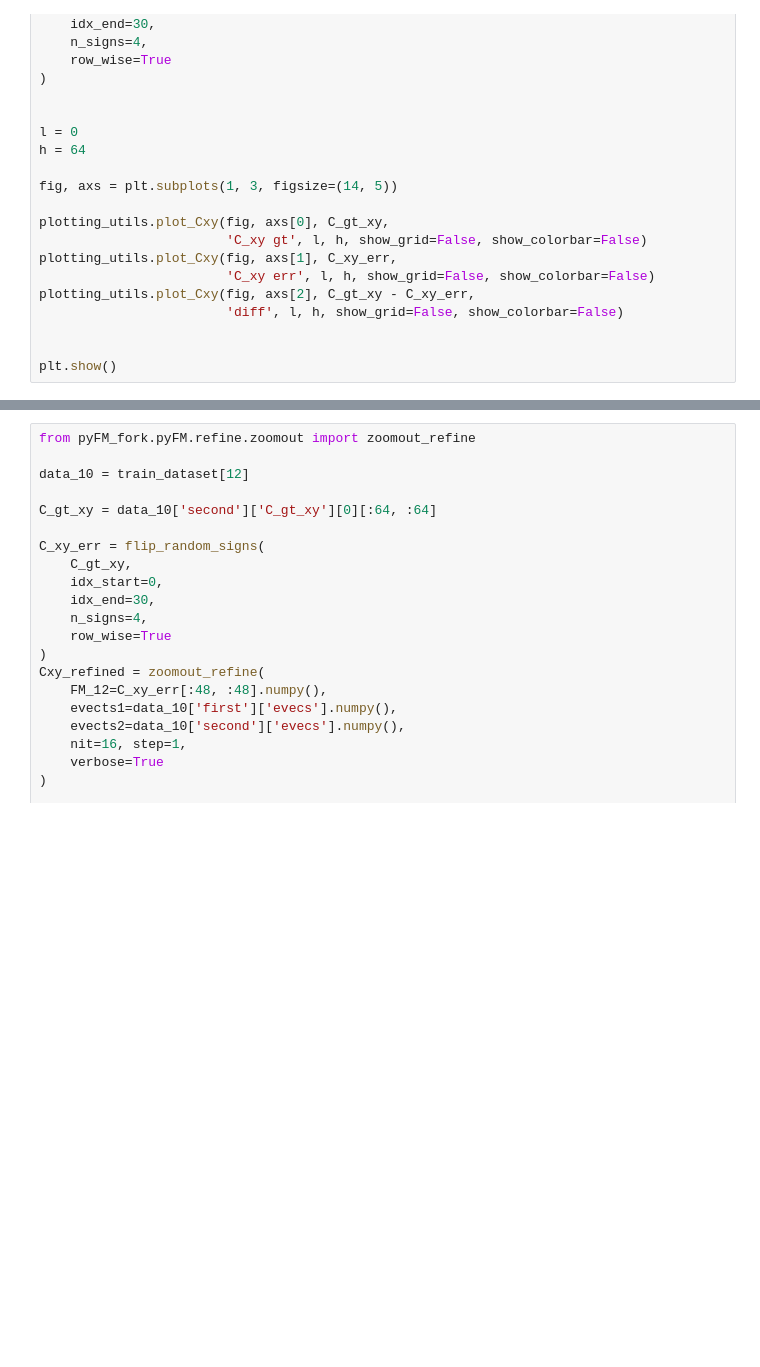
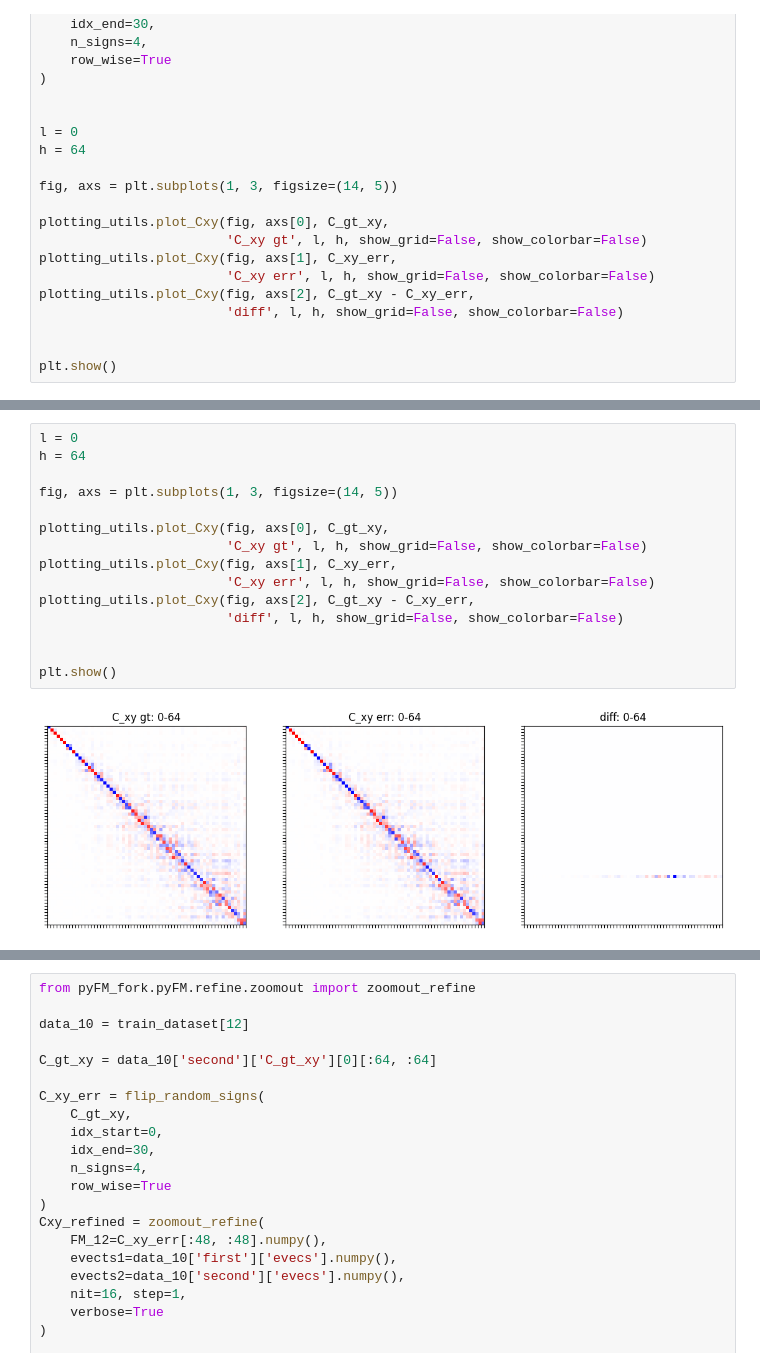
Before and after one commit to alekseizhuravlev/shape_matching, a Jupyter notebook: notebooks/10.07.2024/sign_error_to_p2p.ipynb, the cells around one changed output, grey strips where cells are left out. Drawn from its saved outputs; the diff is of its cells as text; blank space fills up the shorter version.

```diff
--- a/notebooks/10.07.2024/sign_error_to_p2p.ipynb
+++ b/notebooks/10.07.2024/sign_error_to_p2p.ipynb
@@ -152,0 +225,17 @@ plt.show()
+# %%
+l = 0
+h = 64
+
+fig, axs = plt.subplots(1, 3, figsize=(14, 5))
+
+plotting_utils.plot_Cxy(fig, axs[0], C_gt_xy,
+                        'C_xy gt', l, h, show_grid=False, show_colorbar=False)
+plotting_utils.plot_Cxy(fig, axs[1], C_xy_err,
+                        'C_xy err', l, h, show_grid=False, show_colorbar=False)
+plotting_utils.plot_Cxy(fig, axs[2], C_gt_xy - C_xy_err,
+                        'diff', l, h, show_grid=False, show_colorbar=False)
+
+
+plt.show()
+# %% [output]
+[figure, added]
```
Also changed, not shown: parts of 8 cells of this notebook, 6 other files.
